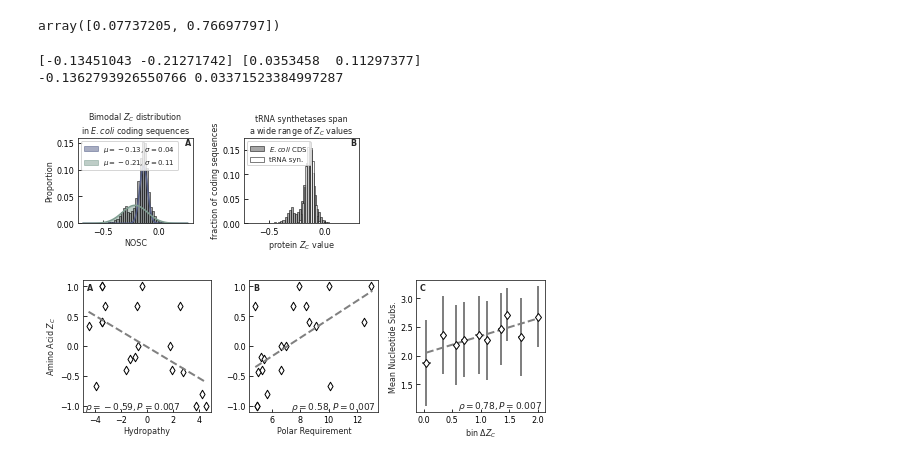
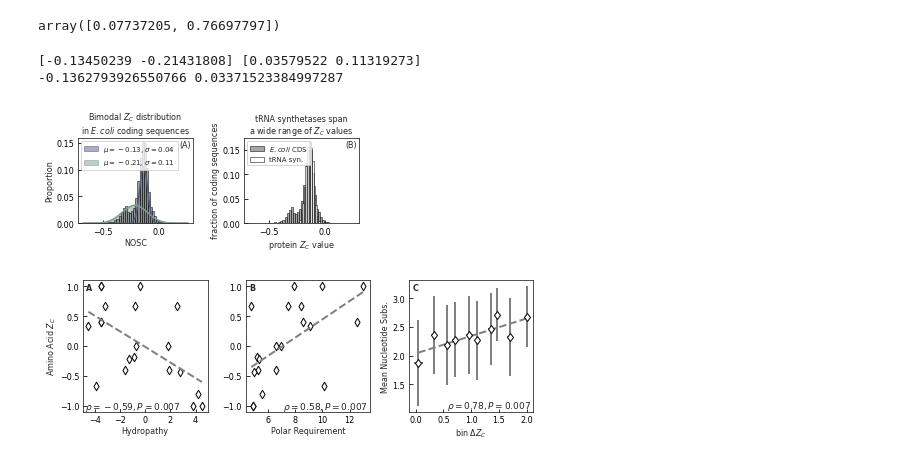
Before and after one commit to flamholz/redox-proteome, a Jupyter notebook: notebooks/Fig6.ipynb, the cells around one changed output. Drawn from its saved outputs; the diff is of its cells as text; code cells hidden in the pictures.

```diff
--- a/notebooks/Fig6.ipynb
+++ b/notebooks/Fig6.ipynb
@@ -173,7 +173,7 @@ ZCred_ZCB_lambda_mat_max_Cup = tmp.pivot_table(index=index_cols, columns='ZCB',
 # Potential supplementary figure showing the effect of C-limitation
 # which removes the selection pressure for matching ZCred and ZCB
 # This motivates a discussion of selection for growth in feast/famine dynamics.
-fig, axs = plt.subplots(ncols=2, nrows=2, figsize=(7.24,5.5))
+fig, axs = plt.subplots(ncols=2, nrows=2, figsize=(7.08,5.5))
 flat_axs = axs.flatten()
 max_Cups = ZCred_ZCB_lambda_mat_max_Cup.index.levels[1].unique()
 vmin, vmax = ZCred_ZCB_lambda_mat_max_Cup.min().min(), ZCred_ZCB_lambda_mat_max_Cup.max().max()
@@ -223,7 +223,7 @@ plt.show()
 # %%
 # SI Figure showing a gallery of correlations between ZC values
 # Same as middle pannel above, but larger, with more examples and with ticks
-fig, axs = plt.subplots(nrows=3, ncols=3, figsize=(7.24, 7.24))
+fig, axs = plt.subplots(nrows=3, ncols=3, figsize=(7.08, 7.08))
 pairs = ["TIGR00643,TIGR01391".split(','), "TIGR00392,TIGR00414".split(','), "TIGR00436,TIGR00643".split(','),
          "TIGR00250,TIGR00615".split(','), "TIGR00064,TIGR00416".split(','), "TIGR01071,TIGR01510".split(','),
          "TIGR00810,TIGR01066".split(','), "TIGR00810,TIGR02012".split(','), "TIGR00810,TIGR02386".split(',')]
@@ -249,7 +249,8 @@ pnames_dict = {
 greys = sns.color_palette('Greys', n_colors=5)
 for ax, gene_ids in zip(axs.flatten(), pairs):
     plt.sca(ax)
-    sns.scatterplot(data=bac120_nosc_df, x=gene_ids[0], y=gene_ids[1], s=20, color=greys[2])
+    sns.scatterplot(data=bac120_nosc_df, x=gene_ids[0], y=gene_ids[1],
+                    s=20, color=colors['red'], edgecolor='w')
 
     desc0 = pnames_dict.get(gene_ids[0], 'gene')
     desc1 = pnames_dict.get(gene_ids[1], 'gene')
@@ -366,37 +367,37 @@ for i in range(2):
     plt.fill_between(xs, rescaled_pdf, color=pal[i], alpha=0.5, label=label)
 
 sns.histplot(data=coli_nosc_df.NOSC, bins=50, color='grey', edgecolor='k',
             linewidth=0.5, alpha=0.7, stat='proportion')
 plt.legend(loc=2)
 plt.title('Bimodal $Z_C$ distribution\nin $E. coli$ coding sequences')
 
 plt.sca(axs[1])
 coli_label = '$E. coli$ CDS'
 sns.histplot(data=coli_nosc_df.NOSC, bins=50, color='grey', edgecolor='k',
              linewidth=0.5, alpha=0.7, stat='proportion', label=coli_label)
 
 tRNA_label = 'tRNA syn.'
 sns.histplot(data=tRNA_ligase_ZCs, bins=30, color='w', edgecolor='k',
              linewidth=0.5, alpha=0.7, stat='proportion', label=tRNA_label)
 plt.xlabel('protein $Z_C$ value')
 plt.ylabel('fraction of coding sequences')
 plt.title('tRNA synthetases span\na wide range of $Z_C$ values')
 plt.legend(loc=2)
 
 # label the panels with text on the top right
 panel_labels = 'AB'
 for ax, label in zip(axs, panel_labels):
     plt.sca(ax)
-    plt.text(0.98, 0.99, label, transform=plt.gca().transAxes, fontsize=8,
-             va='top', fontweight='bold', ha='right')
+    plt.text(0.98, 0.97, '({0})'.format(label), transform=plt.gca().transAxes, fontsize=8,
+             va='top', ha='right')
 
 plt.tight_layout()
 plt.savefig('../output/FigSX_tRNA_ligase_ZC_hist.png', facecolor='w', dpi=300, bbox_inches='tight')
 plt.show()
 # %% [output]
-[-0.13451043 -0.21271742] [0.0353458  0.11297377]
+[-0.13450239 -0.21431808] [0.03579522 0.11319273]
 -0.1362793926550766 0.03371523384997287
-[figure, old version]
+[figure, new version]
 # %%
 # Load the data for the codon substitution analysis
 # This is calculated in munge/calc_codon_ZCs.py
```
Also changed, not shown: parts of 3 cells of this notebook, 4 other files.
